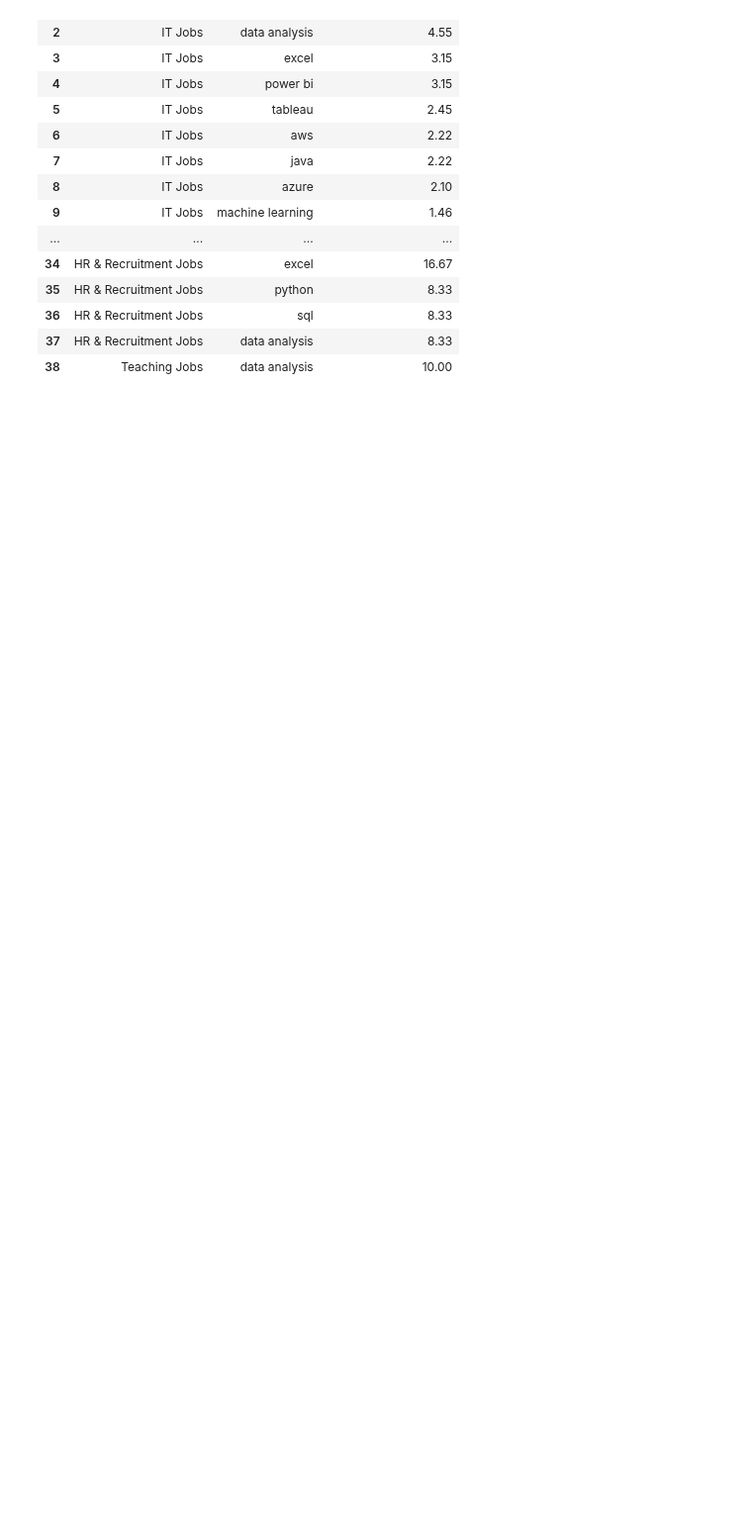
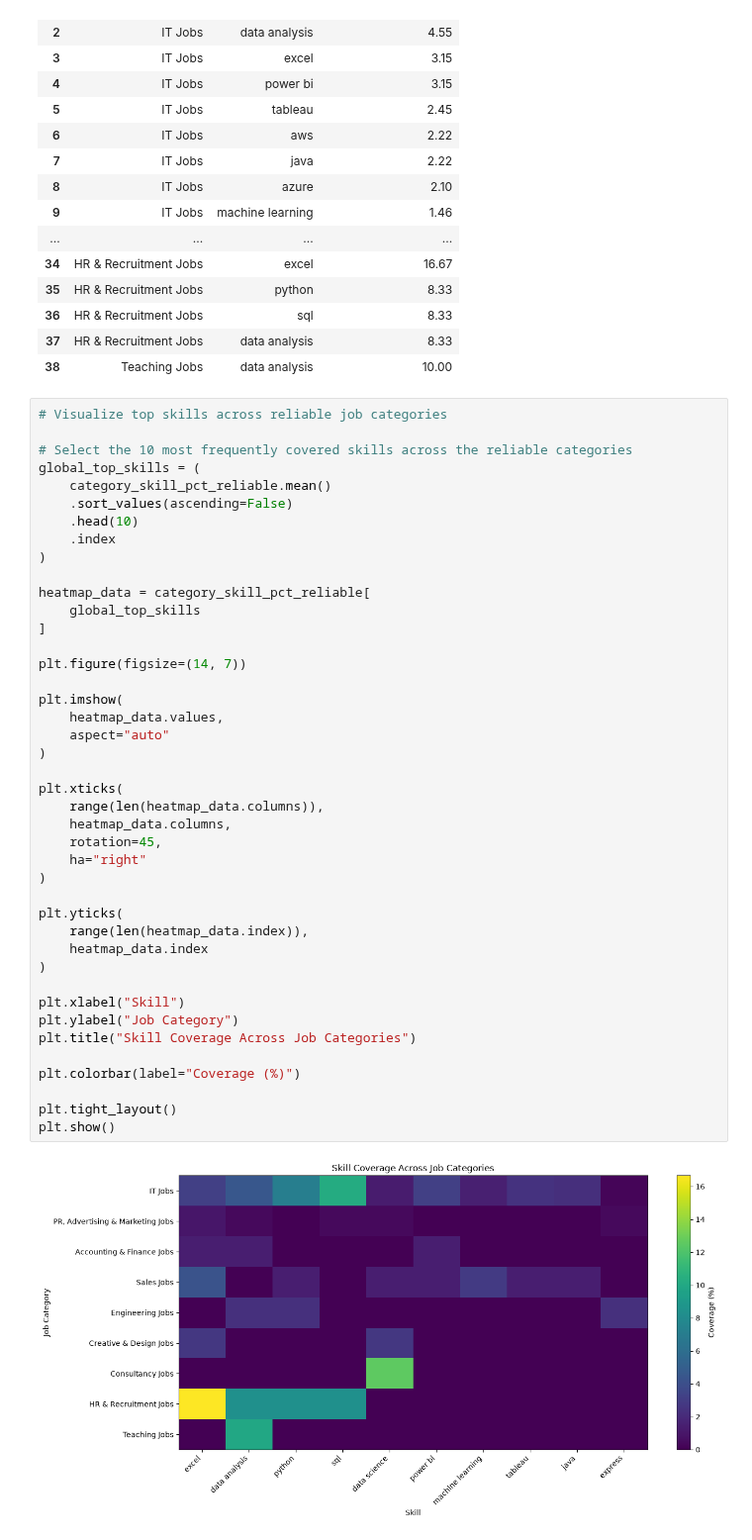
Before and after one commit to anusanth26/Career-Market-Intelligence, a Jupyter notebook: notebooks/1b_text_cleaning_eda.ipynb, the cells around one changed output. Shown at 99% size. Saved outputs shown, nothing was run; the diff lists cells and outputs as text; blank space fills up the shorter version.

```diff
--- a/notebooks/1b_text_cleaning_eda.ipynb
+++ b/notebooks/1b_text_cleaning_eda.ipynb
@@ -1091,3 +1091,47 @@ display(top_skills_category_df)
 | 36 | HR & Recruitment Jobs | sql | 8.33 |
 | 37 | HR & Recruitment Jobs | data analysis | 8.33 |
 | 38 | Teaching Jobs | data analysis | 10.00 |
+# %%
+# Visualize top skills across reliable job categories
+
+# Select the 10 most frequently covered skills across the reliable categories
+global_top_skills = (
+    category_skill_pct_reliable.mean()
+    .sort_values(ascending=False)
+    .head(10)
+    .index
+)
+
+heatmap_data = category_skill_pct_reliable[
+    global_top_skills
+]
+
+plt.figure(figsize=(14, 7))
+
+plt.imshow(
+    heatmap_data.values,
+    aspect="auto"
+)
+
+plt.xticks(
+    range(len(heatmap_data.columns)),
+    heatmap_data.columns,
+    rotation=45,
+    ha="right"
+)
+
+plt.yticks(
+    range(len(heatmap_data.index)),
+    heatmap_data.index
+)
+
+plt.xlabel("Skill")
+plt.ylabel("Job Category")
+plt.title("Skill Coverage Across Job Categories")
+
+plt.colorbar(label="Coverage (%)")
+
+plt.tight_layout()
+plt.show()
+# %% [output]
+[figure, added]
```
Also changed, not shown: parts of 4 cells of this notebook.
